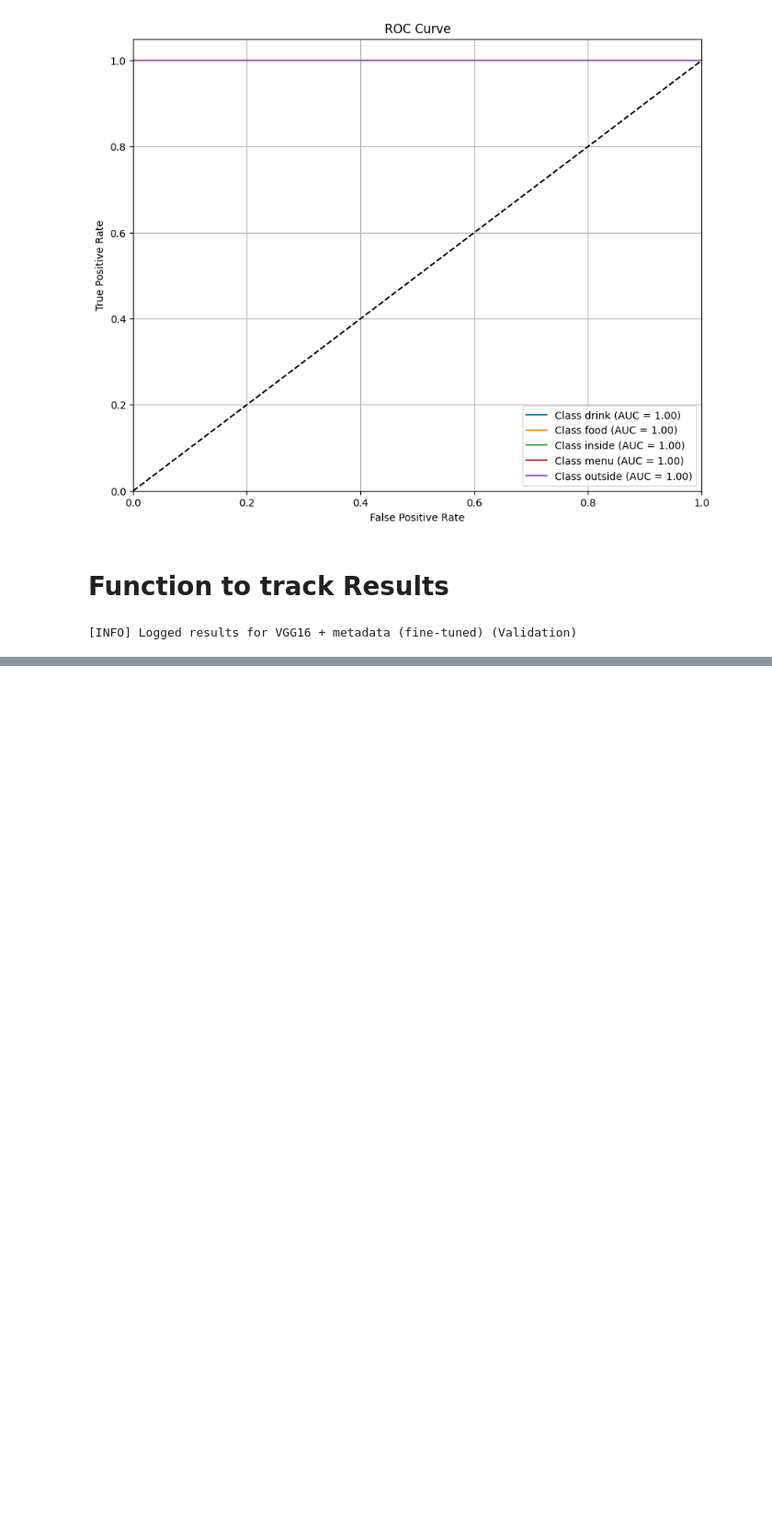
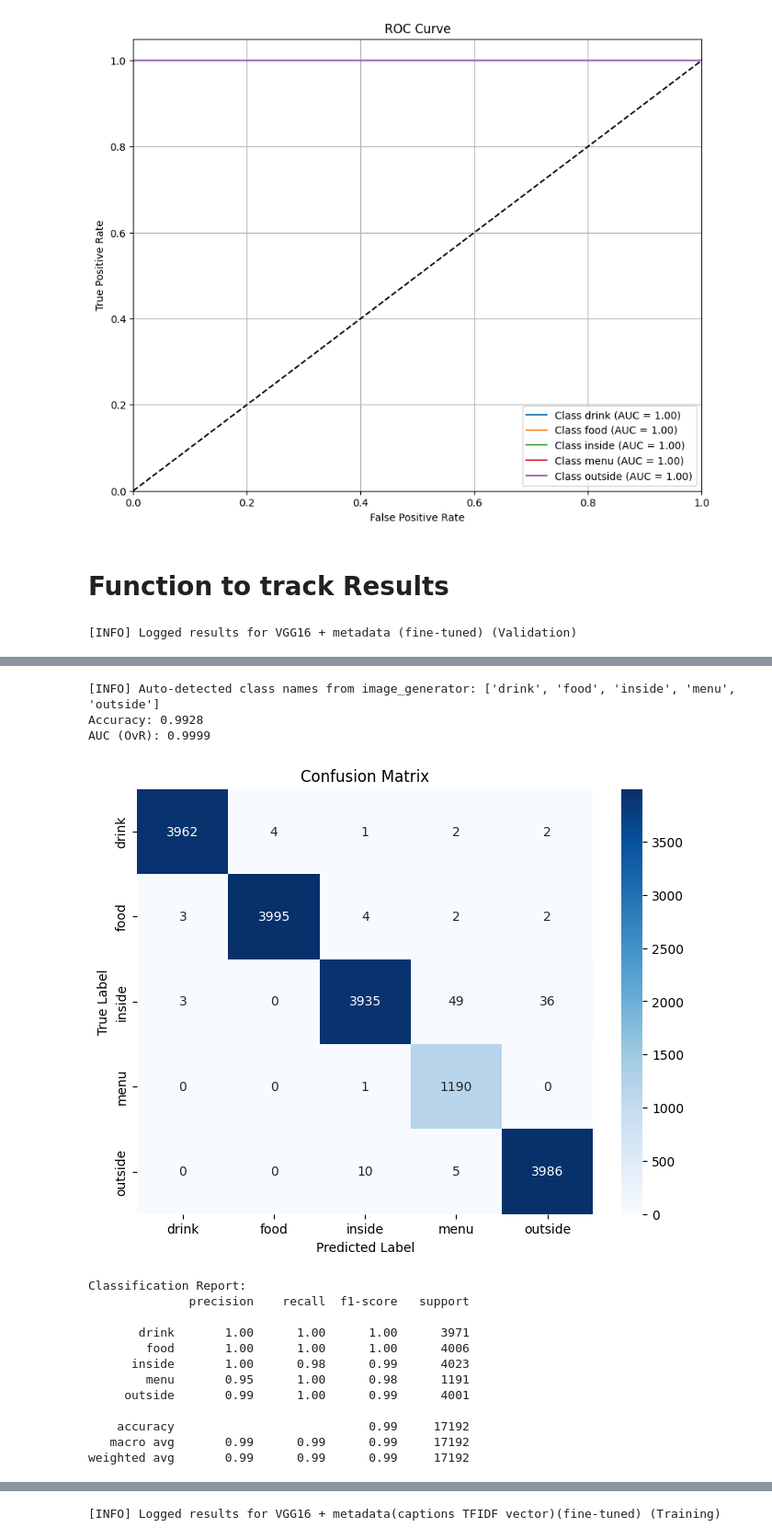
Before and after one commit to LCIT-AISC-T3-S25/Group1, a Jupyter notebook: Computer_Vision/Assignment1/src/notebooks/CV_Assignment1_question2.ipynb, the cells around one changed output, grey strips where cells are left out. Shown at 92% size. Cells and saved outputs as stored; diff of their text form; code cells hidden in the pictures; blank space fills up the shorter version.

```diff
--- a/Computer_Vision/Assignment1/src/notebooks/CV_Assignment1_question2.ipynb
+++ b/Computer_Vision/Assignment1/src/notebooks/CV_Assignment1_question2.ipynb
@@ -697,0 +819,16 @@ Next Steps:
+# %%
+# Initialize train metadata generator
+train_meta_gen = ImageMetadataGenerator(
+    image_generator=train_gen,
+    metadata_df=train_meta,
+    batch_size=batch_size,
+    image_dir='data_sorted/train'
+)
+
+# Initialize validation metadata generator
+val_meta_gen = ImageMetadataGenerator(
+    image_generator=val_gen,
+    metadata_df=val_meta,
+    batch_size=batch_size,
+    image_dir='data_sorted/val'
+)
@@ -697,0 +893,20 @@ Next Steps:
+# %%
+from tensorflow.keras.callbacks import EarlyStopping
+
+# Set up early stopping to prevent overfitting
+early_stop = EarlyStopping(
+    monitor='val_loss',
+    patience=3,
+    restore_best_weights=True
+)
+
+# Train the model with early stopping callback
+history_iter1 = model.fit(
+    train_meta_gen,
+    validation_data=val_meta_gen,
+    steps_per_epoch=len(train_meta_gen),
+    validation_steps=len(val_meta_gen),
+    callbacks=[early_stop],
+    epochs=15,
+    verbose=1
+)
@@ -697,0 +926,19 @@ Next Steps:
+# %%
+metrics = evaluate_model(model, train_meta_gen, num_classes=5)
+# %% [output]
+[INFO] Auto-detected class names from image_generator: ['drink', 'food', 'inside', 'menu', 'outside']
+Accuracy: 0.9928
+AUC (OvR): 0.9999
+[figure, added]
+Classification Report:
+              precision    recall  f1-score   support
+
+       drink       1.00      1.00      1.00      3971
+        food       1.00      1.00      1.00      4006
+      inside       1.00      0.98      0.99      4023
+        menu       0.95      1.00      0.98      1191
+     outside       0.99      1.00      0.99      4001
+
+    accuracy                           0.99     17192
+   macro avg       0.99      0.99      0.99     17192
+weighted avg       0.99      0.99      0.99     17192
@@ -697,0 +946,10 @@ Next Steps:
+# %%
+# Log training results for VGG16 model with TF-IDF metadata features
+log_model_results(
+    model_name = 'VGG16 + metadata(captions TFIDF vector)(fine-tuned)',
+    data_type = 'Training',
+    accuracy = metrics['accuracy'],
+    auc_score = metrics['auc']
+)
+# %% [output]
+[INFO] Logged results for VGG16 + metadata(captions TFIDF vector)(fine-tuned) (Training)
```
Also changed, not shown: parts of 76 cells of this notebook.
